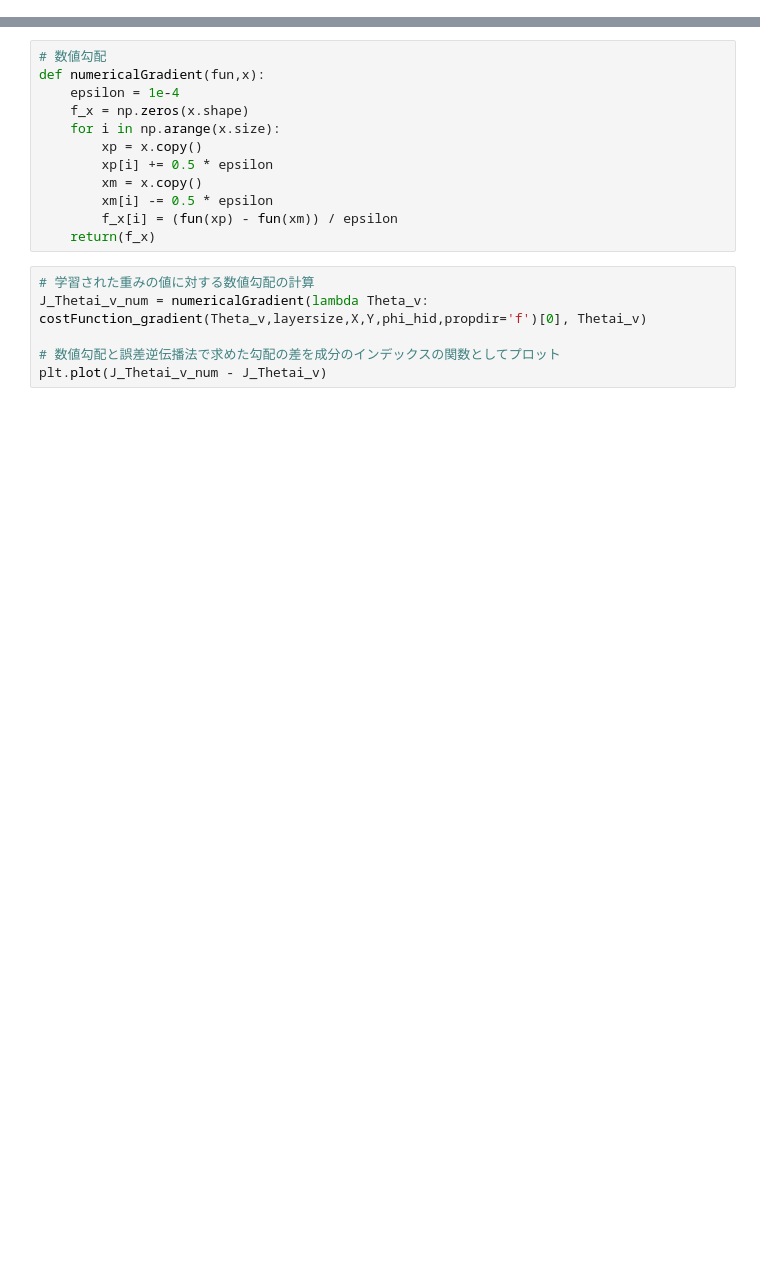
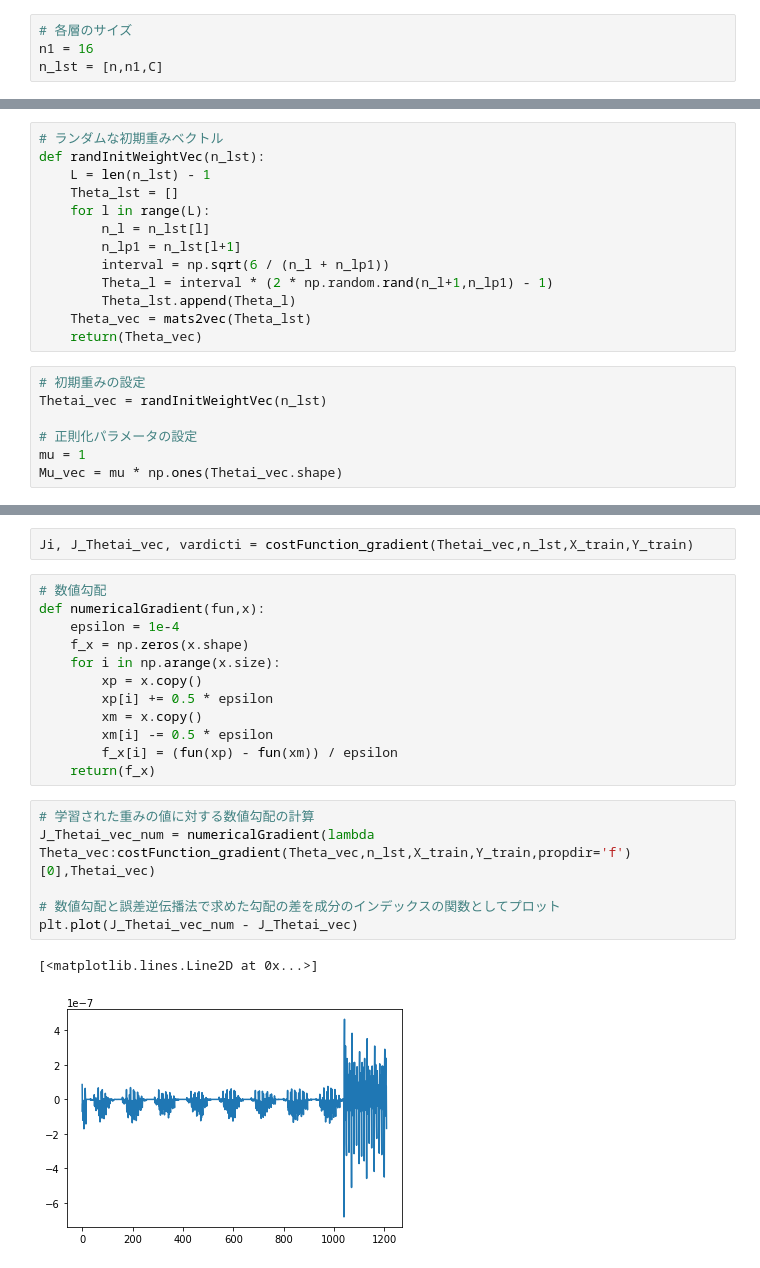
Before and after one commit to MCMXCIII-KVK/Coursera_Machine_Learning, a Jupyter notebook: exercises_python/nn_digits.ipynb, the cells around one changed output, grey strips where cells are left out. Saved outputs shown, nothing was run; the diff lists cells and outputs as text; blank space fills up the shorter version.

```diff
--- a/exercises_python/nn_digits.ipynb
+++ b/exercises_python/nn_digits.ipynb
@@ -481,0 +523,4 @@ Wall time: 101 ms
+# %%
+# 各層のサイズ
+n1 = 16
+n_lst = [n,n1,C]
@@ -481,0 +529,20 @@ Wall time: 101 ms
+# %%
+# ランダムな初期重みベクトル
+def randInitWeightVec(n_lst):
+    L = len(n_lst) - 1
+    Theta_lst = []
+    for l in range(L):
+        n_l = n_lst[l]
+        n_lp1 = n_lst[l+1]
+        interval = np.sqrt(6 / (n_l + n_lp1))
+        Theta_l = interval * (2 * np.random.rand(n_l+1,n_lp1) - 1)
+        Theta_lst.append(Theta_l)
+    Theta_vec = mats2vec(Theta_lst)
+    return(Theta_vec)
+# %%
+# 初期重みの設定
+Thetai_vec = randInitWeightVec(n_lst)
+
+# 正則化パラメータの設定
+mu = 1
+Mu_vec = mu * np.ones(Thetai_vec.shape)
@@ -482,3 +553,5 @@ Wall time: 101 ms
+# %%
+Ji, J_Thetai_vec, vardicti = costFunction_gradient(Thetai_vec,n_lst,X_train,Y_train)
 # %%
 # 数値勾配
 def numericalGradient(fun,x):
@@ -493,8 +566,11 @@ def numericalGradient(fun,x):
     return(f_x)
 # %%
 # 学習された重みの値に対する数値勾配の計算
-J_Thetai_v_num = numericalGradient(lambda Theta_v: costFunction_gradient(Theta_v,layersize,X,Y,phi_hid,propdir='f')[0], Thetai_v)
+J_Thetai_vec_num = numericalGradient(lambda Theta_vec:costFunction_gradient(Theta_vec,n_lst,X_train,Y_train,propdir='f')[0],Thetai_vec)
 
 # 数値勾配と誤差逆伝播法で求めた勾配の差を成分のインデックスの関数としてプロット
-plt.plot(J_Thetai_v_num - J_Thetai_v)
+plt.plot(J_Thetai_vec_num - J_Thetai_vec)
+# %% [output]
+[<matplotlib.lines.Line2D at 0x...>]
+[figure, added]
 # %% [markdown]
```
Also changed, not shown: parts of 69 cells of this notebook, 3 other files.
